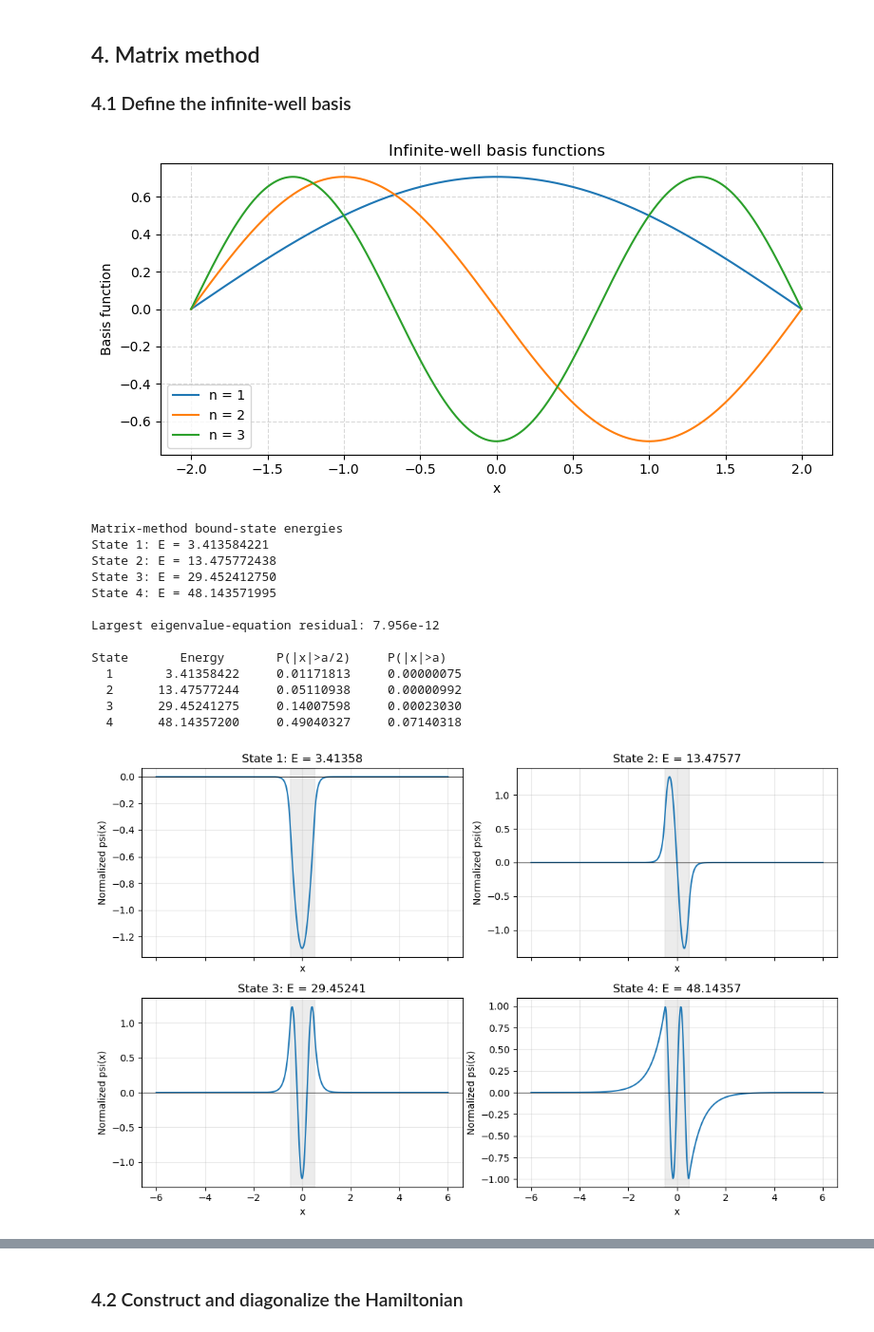
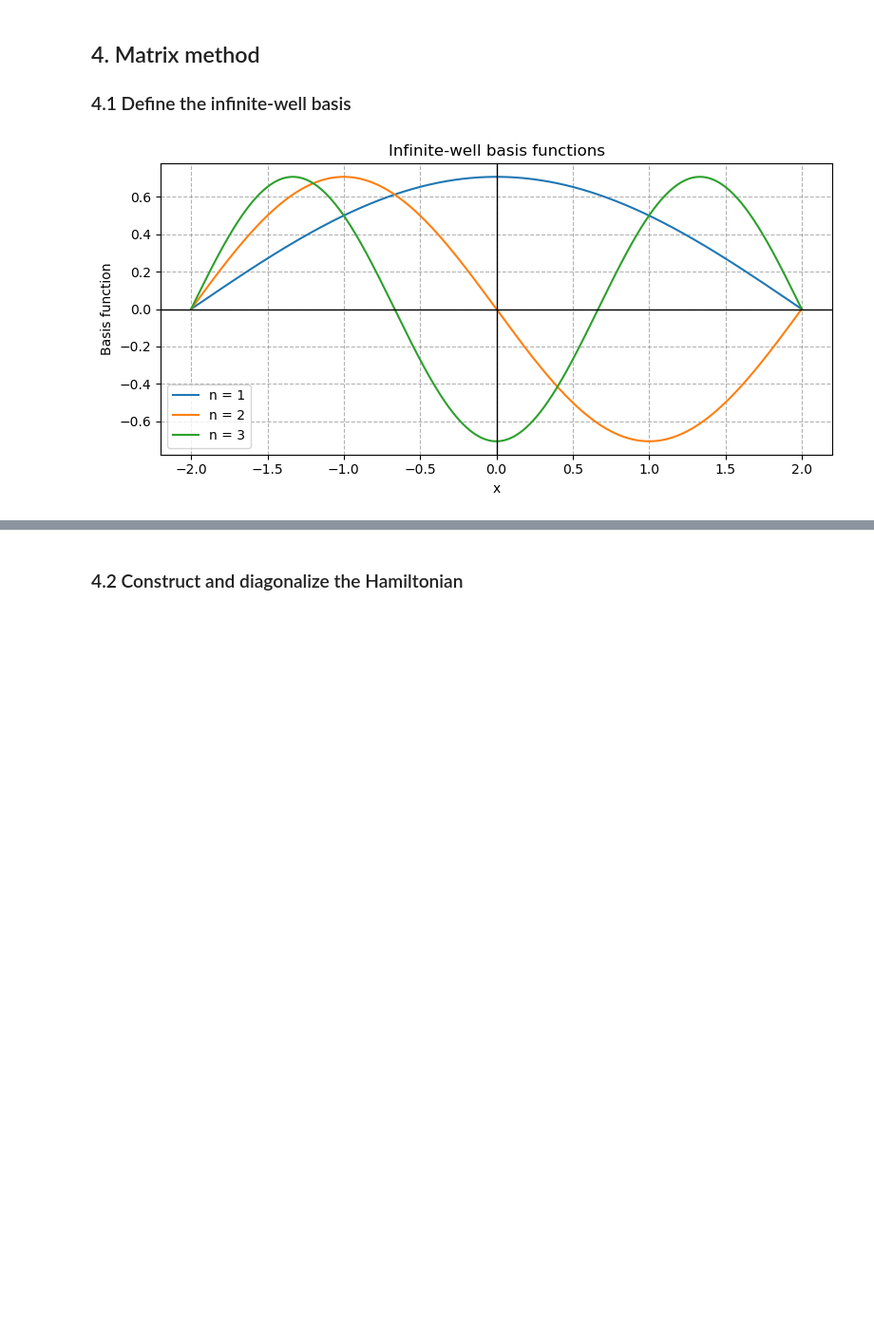
Before and after one commit to Ss0cr4mM/Project-3-Comp-Methods, a Jupyter notebook: Project3.ipynb, the cells around one changed output, grey strips where cells are left out. Shown at 95% size. Saved outputs shown, nothing was run; the diff lists cells and outputs as text; code cells hidden in the pictures; blank space fills up the shorter version.

```diff
--- a/Project3.ipynb
+++ b/Project3.ipynb
@@ -397,46 +397,33 @@ def interval_overlap(N, b, left, right):
         * np.sinc(difference * length / (2 * b))
         - np.cos(np.pi * total * midpoint / b)
         * np.sinc(total * length / (2 * b))
     )
 
 
 # Display the first three basis functions.
 b_example = 4.0
 x_basis = np.linspace(-b_example / 2, b_example / 2, 1001)
 phi = basis_values(x_basis, 3, b_example)
 
 plt.figure(figsize=(8, 4))
 for j in range(3):
     plt.plot(x_basis, phi[:, j], label=f"n = {j + 1}")
 
 plt.xlabel("x")
 plt.ylabel("Basis function")
 plt.title("Infinite-well basis functions")
 plt.legend()
 plt.grid(True, axis="both", color="gray", linestyle="--", alpha=0.6)
-plt.grid(alpha=0.3)
+plt.axvline(0, color="black", linewidth=1)
+plt.axhline(0, color="black", linewidth=1)
 plt.tight_layout()
 plt.show()
 
 # Orthonormality over the full box.
 assert np.allclose(
     interval_overlap(10, b_example, -b_example / 2, b_example / 2),
     np.eye(10),
     atol=1e-12,
 )
 # %% [output]
-[figure, old version]
+[figure, new version]
-Matrix-method bound-state energies
-State 1: E = 3.413584221
-State 2: E = 13.475772438
-State 3: E = 29.452412750
-State 4: E = 48.143571995
-
-Largest eigenvalue-equation residual: 7.956e-12
-
-State       Energy       P(|x|>a/2)     P(|x|>a)
-  1       3.41358422     0.01171813     0.00000075
-  2      13.47577244     0.05110938     0.00000992
-  3      29.45241275     0.14007598     0.00023030
-  4      48.14357200     0.49040327     0.07140318
-[figure, removed]
```
Also changed, not shown: parts of 1 cell of this notebook.
